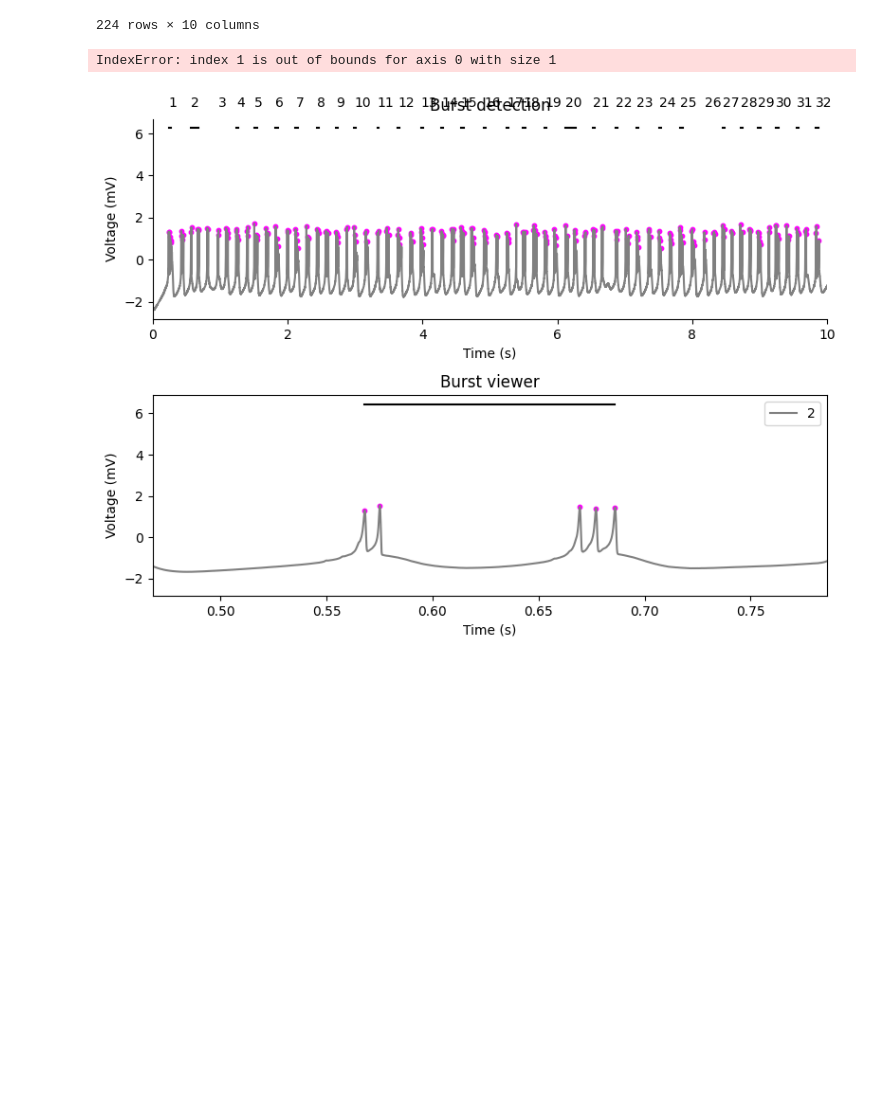
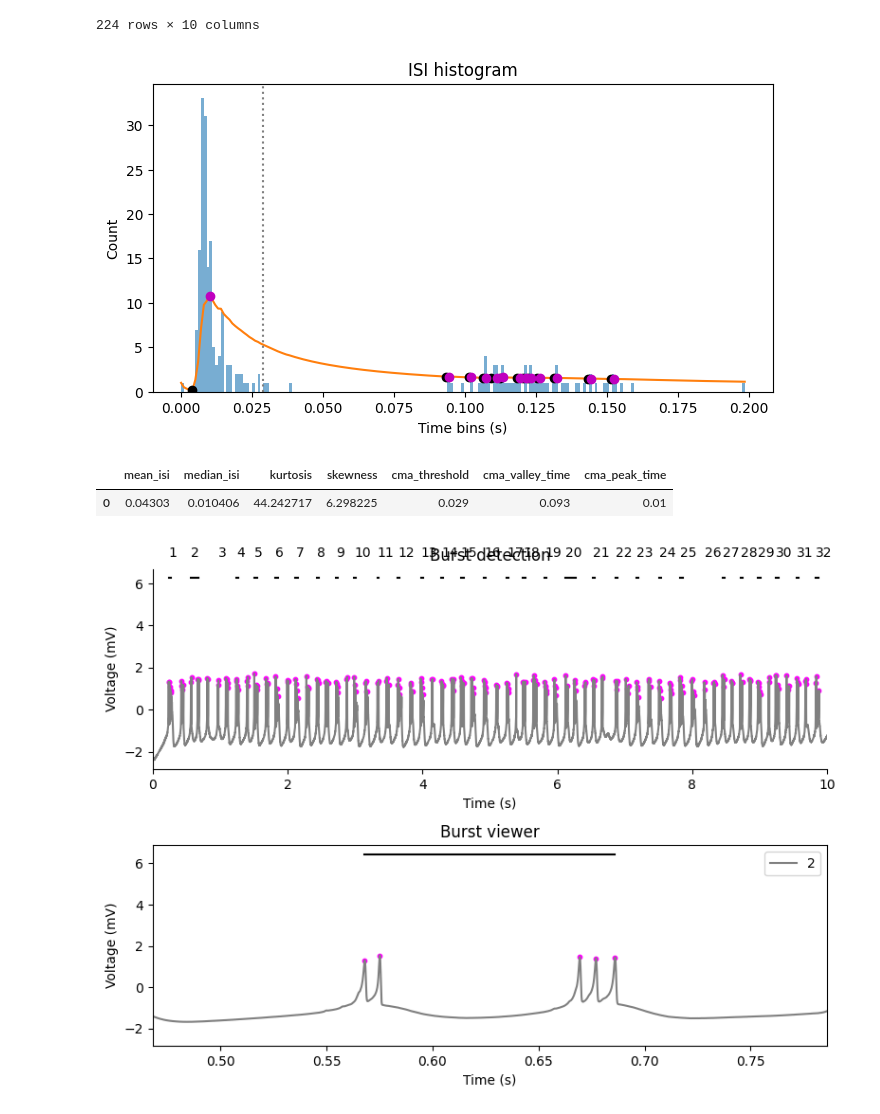
Before and after one commit to yilewang/tvbdemos, a Jupyter notebook: asymmetry_project/burst_detection_from_David.ipynb, the cells around one changed output. Saved outputs shown, nothing was run; the diff lists cells and outputs as text; code cells hidden in the pictures; blank space fills up the shorter version.

```diff
--- a/asymmetry_project/burst_detection_from_David.ipynb
+++ b/asymmetry_project/burst_detection_from_David.ipynb
@@ -166,7 +166,7 @@ hist_data = spikes_table['isi_s']
 hist_stats = pd.DataFrame()
 
 # Bin size
-bin_size = 10  # in miliseconds
+bin_size = 1  # in miliseconds
 
 # Histogram
 isi_range = np.ptp(hist_data)
@@ -197,34 +197,36 @@ hist_stats.loc[length, 'median_isi'] = np.median(hist_data)
 hist_stats.loc[length, 'kurtosis'] = kurtosis(hist_counts)
 hist_stats.loc[length, 'skewness'] = skew(hist_counts, bias=True)
 hist_stats.loc[length, 'cma_threshold'] = cma_threshold
 hist_stats.loc[length, 'cma_valley_time'] = cma_valleys_indexes[0][1] * bin_size/1000  # Change peak index as needed
 hist_stats.loc[length, 'cma_peak_time'] = cma_peaks_indexes[0][0] * bin_size/1000  # Change peak index as needed
 
 # Plot ISI histogram
 fig, ax = plt.subplots(figsize=(8, 4))
 ax.set_title("ISI histogram")
 ax.hist(hist_data, bins=bins, alpha=0.6)
 
 # Plot CMA
 cma_x = np.linspace(np.min(hist_bins), np.max(hist_bins), bins)
 ax.plot(cma_x, cma)
 
 # Plot CMA threshold line
 ax.axvline(cma_threshold, linestyle="dotted", color="gray")
 
 # Plot CMA valleys
 ax.plot(cma_x[cma_valleys_indexes], cma[cma_valleys_indexes], 'ko')
 ax.plot(cma_x[cma_peaks_indexes], cma[cma_peaks_indexes], 'mo')
 
 # ax.set_xscale('log')  # Logarithmic scale may be easier to set the threshold
 ax.set_xlabel("Time bins (s)")
 ax.set_ylabel("Count")
 
 # Show graph and table
 plt.show()
 hist_stats
 # %% [output]
-IndexError: index 1 is out of bounds for axis 0 with size 1
+[figure, added]
+|  | mean_isi | median_isi | kurtosis | skewness | cma_threshold | cma_valley_time | cma_peak_time |
+| 0 | 0.04303 | 0.010406 | 44.242717 | 6.298225 | 0.029 | 0.093 | 0.01 |
 # %%
 def burst_detection(df, spike_times, spike_amplitudes, spike_peaks,
                     n_spikes,
```
Also changed, not shown: 1 other file.
